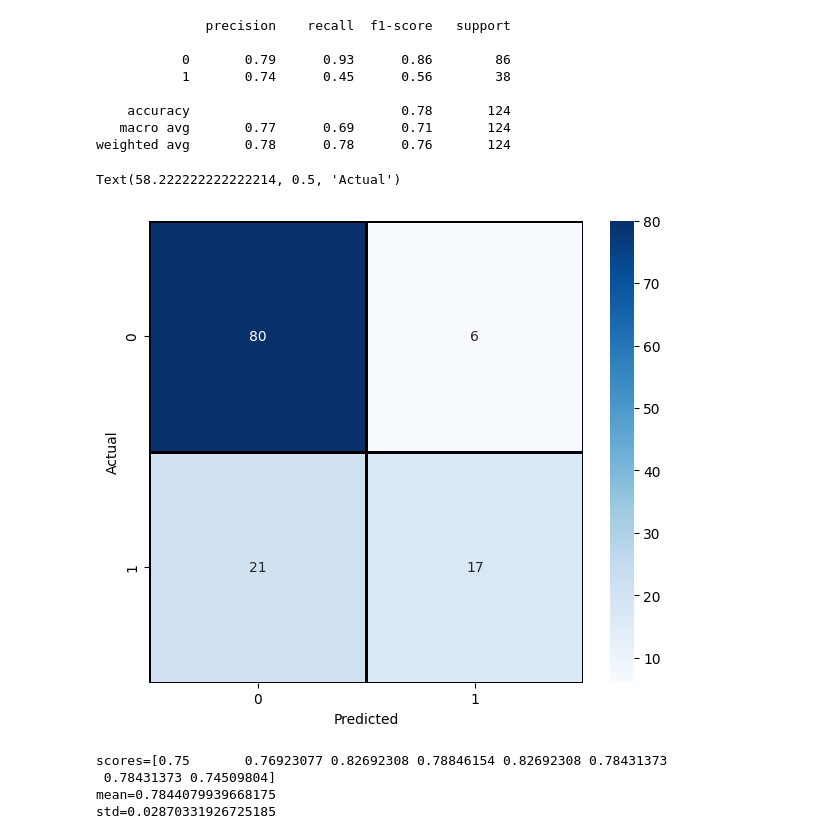
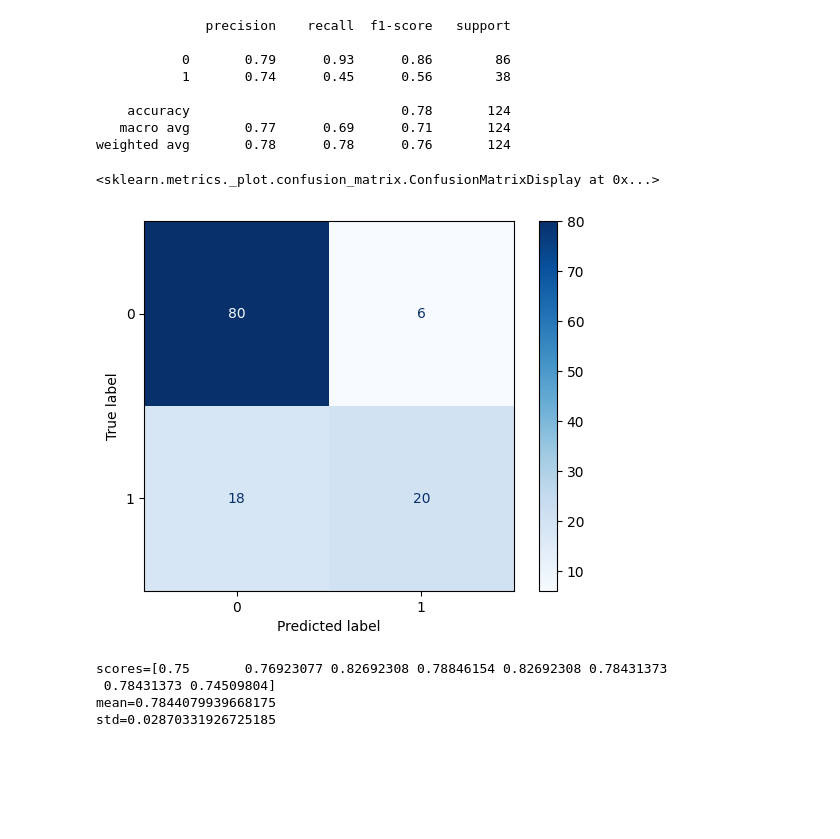
Before and after one commit to Fondaaaa/Templates, a Jupyter notebook: Text_Pipe.ipynb, the cells around one changed output. Drawn from its saved outputs; the diff is of its cells as text; code cells hidden in the pictures; blank space fills up the shorter version.

```diff
--- a/Text_Pipe.ipynb
+++ b/Text_Pipe.ipynb
@@ -236,0 +235,16 @@ Text(58.222222222222214, 0.5, 'Actual')
+# %%
+import matplotlib.pyplot as plt
+from sklearn.metrics import ConfusionMatrixDisplay
+
+fig, axes = plt.subplots(nrows=3, ncols=3, figsize=(15,10))
+
+for cls, ax in zip(classifiers, axes.flatten()):
+    ConfusionMatrixDisplay.from_estimator(cls,
+                                            X_test,
+                                            y_test,
+                                            ax=ax,
+                                            cmap='Blues'
+
+                                            )
+    ax.title.set_text(type(cls).__name__)
+plt.tight_layout()
@@ -282,7 +280,7 @@ class TextCleaner(BaseEstimator, TransformerMixin):
         return df['text'].values
 # %%
 # Step 8: Pipeline Finale (nuovo train test split su dati raw tetuali)
-X_train, X_test, y_train, y_test = train_test_split(X, y,
+X_train_, X_test_, y_train, y_test = train_test_split(X, y,
                                                     test_size=0.3,
                                                     random_state=667,
                                                     stratify=y
@@ -304,9 +302,9 @@ pipe = Pipeline([
                 ('clf',clf),
                 ])
 
-pipe.fit(X_train, y_train)
+pipe.fit(X_train_, y_train)
 
-y_pred = pipe.predict(X_test)
+y_pred = pipe.predict(X_test_)
 
 test_data_accuracy = accuracy_score(y_test,y_pred)
 print('Accuracy score of the test data : ', test_data_accuracy)
@@ -328,23 +326,16 @@ weighted avg       0.78      0.78      0.76       124
 # %%
 import seaborn as sns
 import matplotlib.pyplot as plt
 from sklearn.metrics import confusion_matrix
 
-cm = confusion_matrix(y_test, y_pred)
-plt.figure(figsize = (7,6))
-sns.heatmap(cm,cmap= "Blues",
-            linecolor = 'black',
-            linewidth = 1,
-            annot = True,
-            fmt='',
-            xticklabels = classifier.classes_,
-            yticklabels = classifier.classes_)
-
-plt.xlabel("Predicted")
-plt.ylabel("Actual")
+ConfusionMatrixDisplay.from_estimator(cls,
+                                        X_test,
+                                        y_test,
+                                        cmap='Blues'
+                                        )
 # %% [output]
-Text(58.222222222222214, 0.5, 'Actual')
+<sklearn.metrics._plot.confusion_matrix.ConfusionMatrixDisplay at 0x...>
-[figure, old version]
+[figure, new version]
 # %%
 # Step 10: Cross Validation
 from sklearn.model_selection import cross_val_score
```
Also changed, not shown: parts of 10 cells of this notebook, 1 other file.
